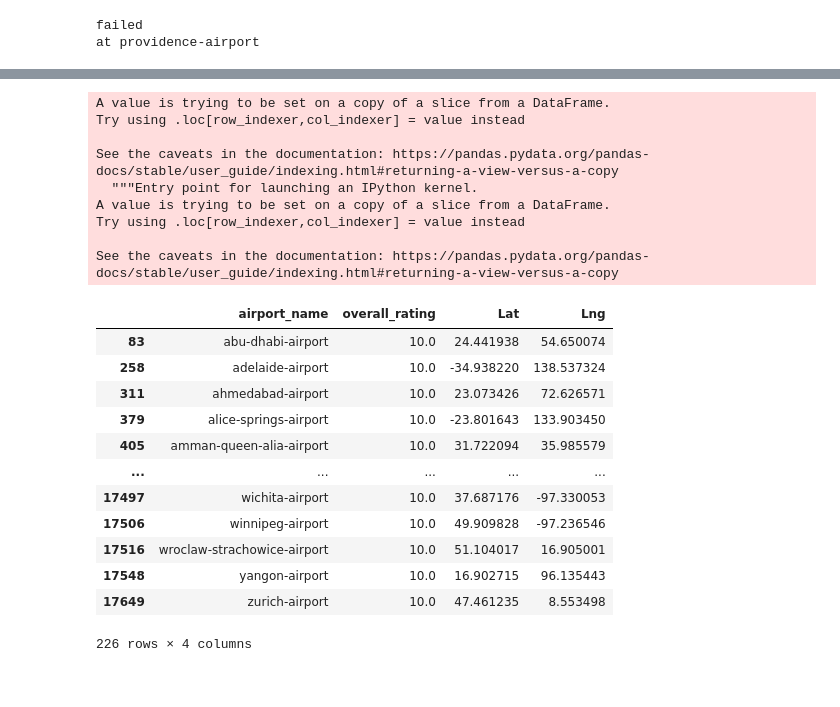
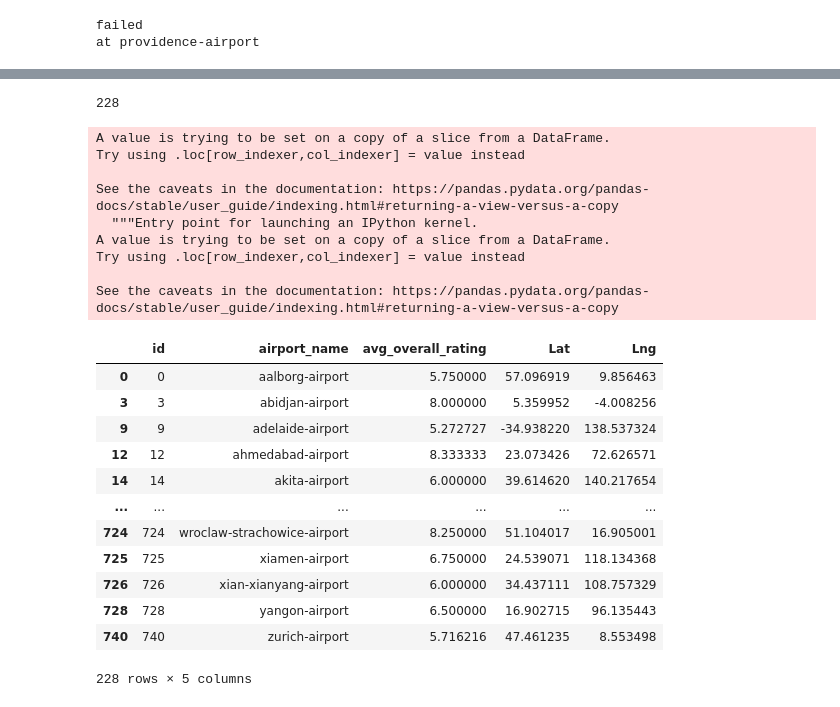
Before and after one commit to TommyHvidhyld/Comparing_Airports, a Jupyter notebook: airport.ipynb, the cells around one changed output, grey strips where cells are left out. Drawn from its saved outputs; the diff is of its cells as text; code cells hidden in the pictures.

```diff
--- a/airport.ipynb
+++ b/airport.ipynb
@@ -53,0 +55,3 @@ airport_rating
+# %%
+avg_airport_summary = pd.DataFrame({'avg_overall_rating':avg_airport})
+avg_airport_summary
@@ -53,0 +73,5 @@ airport_rating
+# %%
+avg_airport_summary.reset_index(inplace=True)
+avg_airport_summary['id'] = avg_airport_summary.index
+airport_summary = avg_airport_summary[["id","airport_name","avg_overall_rating"]]
+airport_summary
@@ -53,0 +92,3 @@ airport_rating
+# %%
+airport_rating = airport_summary[airport_summary.avg_overall_rating>5]
+airport_rating
@@ -107,7 +145,7 @@ for city in cities:
     except:
         print('failed')
         print(f'at {city}')
-        airport_rating_clean = airport_rating.loc[airport_rating['airport_name'] != city]
+        final_airport_clean = airport_rating.loc[airport_rating['airport_name'] != city]
 # %% [output]
 failed
 at providence-airport
@@ -130,27 +168,31 @@ len(lat)
+# %%
+len(lng)
+# %% [output]
+228
 # %%
-airport_rating_clean['Lat'] = lat
-airport_rating_clean['Lng'] = lng
-airport_rating_clean
+final_airport_clean['Lat'] = lat
+final_airport_clean['Lng'] = lng
+final_airport_clean
 # %% [output]
 A value is trying to be set on a copy of a slice from a DataFrame.
 Try using .loc[row_indexer,col_indexer] = value instead
 
 See the caveats in the documentation: https://pandas.pydata.org/pandas-docs/stable/user_guide/indexing.html#returning-a-view-versus-a-copy
   """Entry point for launching an IPython kernel.
 A value is trying to be set on a copy of a slice from a DataFrame.
 Try using .loc[row_indexer,col_indexer] = value instead
 
 See the caveats in the documentation: https://pandas.pydata.org/pandas-docs/stable/user_guide/indexing.html#returning-a-view-versus-a-copy
-|  | airport_name | overall_rating | Lat | Lng |
-| 83 | abu-dhabi-airport | 10.0 | 24.441938 | 54.650074 |
-| 258 | adelaide-airport | 10.0 | -34.938220 | 138.537324 |
-| 311 | ahmedabad-airport | 10.0 | 23.073426 | 72.626571 |
-| 379 | alice-springs-airport | 10.0 | -23.801643 | 133.903450 |
-| 405 | amman-queen-alia-airport | 10.0 | 31.722094 | 35.985579 |
-| ... | ... | ... | ... | ... |
-| 17497 | wichita-airport | 10.0 | 37.687176 | -97.330053 |
-| 17506 | winnipeg-airport | 10.0 | 49.909828 | -97.236546 |
-| 17516 | wroclaw-strachowice-airport | 10.0 | 51.104017 | 16.905001 |
-| 17548 | yangon-airport | 10.0 | 16.902715 | 96.135443 |
-| 17649 | zurich-airport | 10.0 | 47.461235 | 8.553498 |
+|  | id | airport_name | avg_overall_rating | Lat | Lng |
+| 0 | 0 | aalborg-airport | 5.750000 | 57.096919 | 9.856463 |
+| 3 | 3 | abidjan-airport | 8.000000 | 5.359952 | -4.008256 |
+| 9 | 9 | adelaide-airport | 5.272727 | -34.938220 | 138.537324 |
+| 12 | 12 | ahmedabad-airport | 8.333333 | 23.073426 | 72.626571 |
+| 14 | 14 | akita-airport | 6.000000 | 39.614620 | 140.217654 |
+| ... | ... | ... | ... | ... | ... |
+| 724 | 724 | wroclaw-strachowice-airport | 8.250000 | 51.104017 | 16.905001 |
+| 725 | 725 | xiamen-airport | 6.750000 | 24.539071 | 118.134368 |
+| 726 | 726 | xian-xianyang-airport | 6.000000 | 34.437111 | 108.757329 |
+| 728 | 728 | yangon-airport | 6.500000 | 16.902715 | 96.135443 |
+| 740 | 740 | zurich-airport | 5.716216 | 47.461235 | 8.553498 |
-226 rows × 4 columns
+228 rows × 5 columns
```
Also changed, not shown: parts of 36 cells of this notebook, 1 other file.
